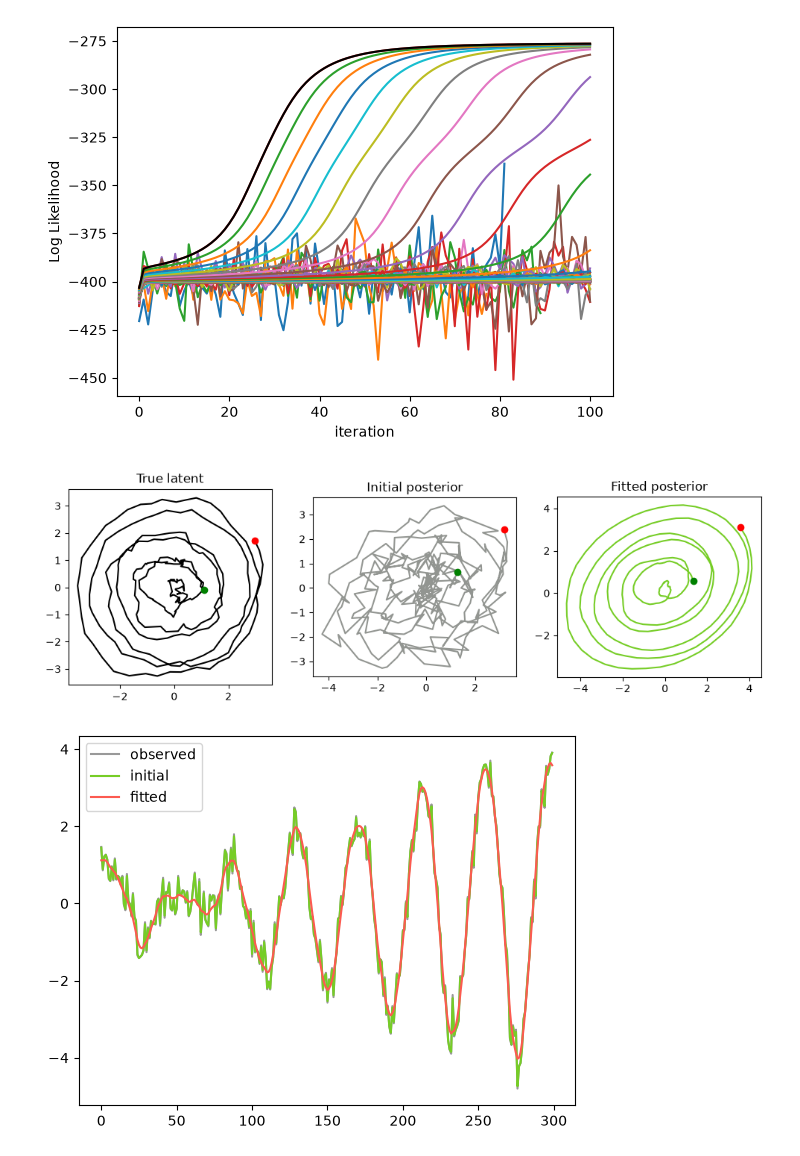
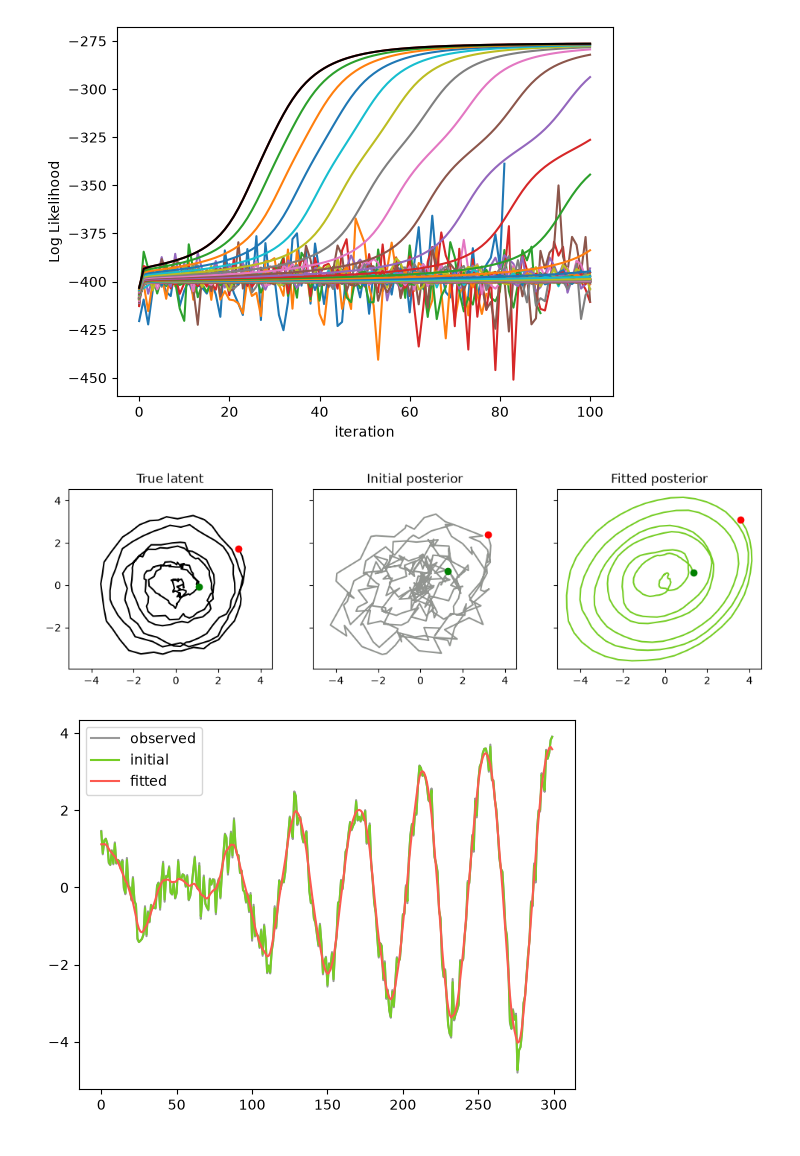
Before and after one commit to luis-rr/xxm, a Jupyter notebook: notebooks/lds.ipynb, the cells around one changed output. Saved outputs shown, nothing was run; the diff lists cells and outputs as text; code cells hidden in the pictures.

```diff
--- a/notebooks/lds.ipynb
+++ b/notebooks/lds.ipynb
@@ -127,40 +128,40 @@ plot.plot_fit_progress_many(fits, highlight_idx=best_idx)
 # %%
 initial_posterior, _ = initial_model.infer(observations)
 initial_latent = initial_model.latent_mean(initial_posterior)
-initial_latent = align_procrustes(latents_true, initial_latent).apply(initial_latent)
+initial_latent = align_latent(latents_true, initial_latent).apply(initial_latent)
 
 fitted_posterior, _ = fitted_model.infer(observations)
 fitted_latent = fitted_model.latent_mean(fitted_posterior)
-fitted_latent = align_procrustes(latents_true, fitted_latent).apply(fitted_latent)
+fitted_latent = align_latent(latents_true, fitted_latent).apply(fitted_latent)
 # %%
 def plot_latent_comparison(latents_true, initial_latent, fitted_latent):
-    _fig, axes = plt.subplots(1, 3, figsize=(12, 4))
+    _fig, axes = plt.subplots(1, 3, figsize=(12, 4), sharex='all', sharey='all')
 
     ax = axes[0]
     plot.plot_latent_2d(ax, latents_true)
     ax.set(
         title='True latent',
         aspect='equal',
     )
 
     ax = axes[1]
     plot.plot_latent_2d(ax, initial_latent, color='xkcd:grey')
     ax.set(
         title='Initial posterior',
         aspect='equal',
     )
 
     ax = axes[2]
     plot.plot_latent_2d(ax, fitted_latent, color='xkcd:apple green')
     ax.set(
         title='Fitted posterior',
         aspect='equal',
     )
 
 
 plot_latent_comparison(latents_true, initial_latent, fitted_latent)
 # %% [output]
-[figure, old version]
+[figure, new version]
 # %%
 initial_prediction = initial_model.observation_mean(initial_posterior)
 
```
Also changed, not shown: parts of 1 cell of this notebook, 10 other files.
